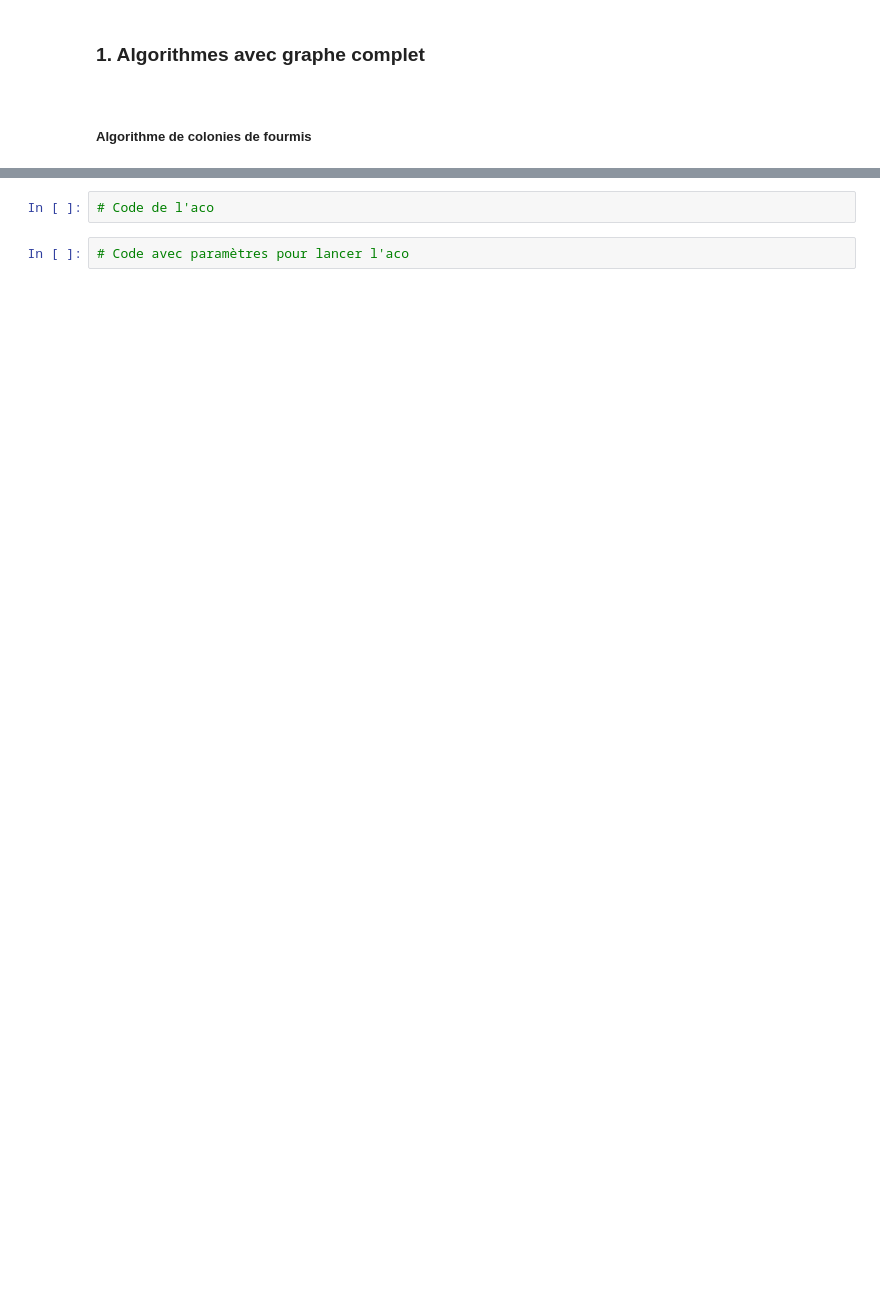
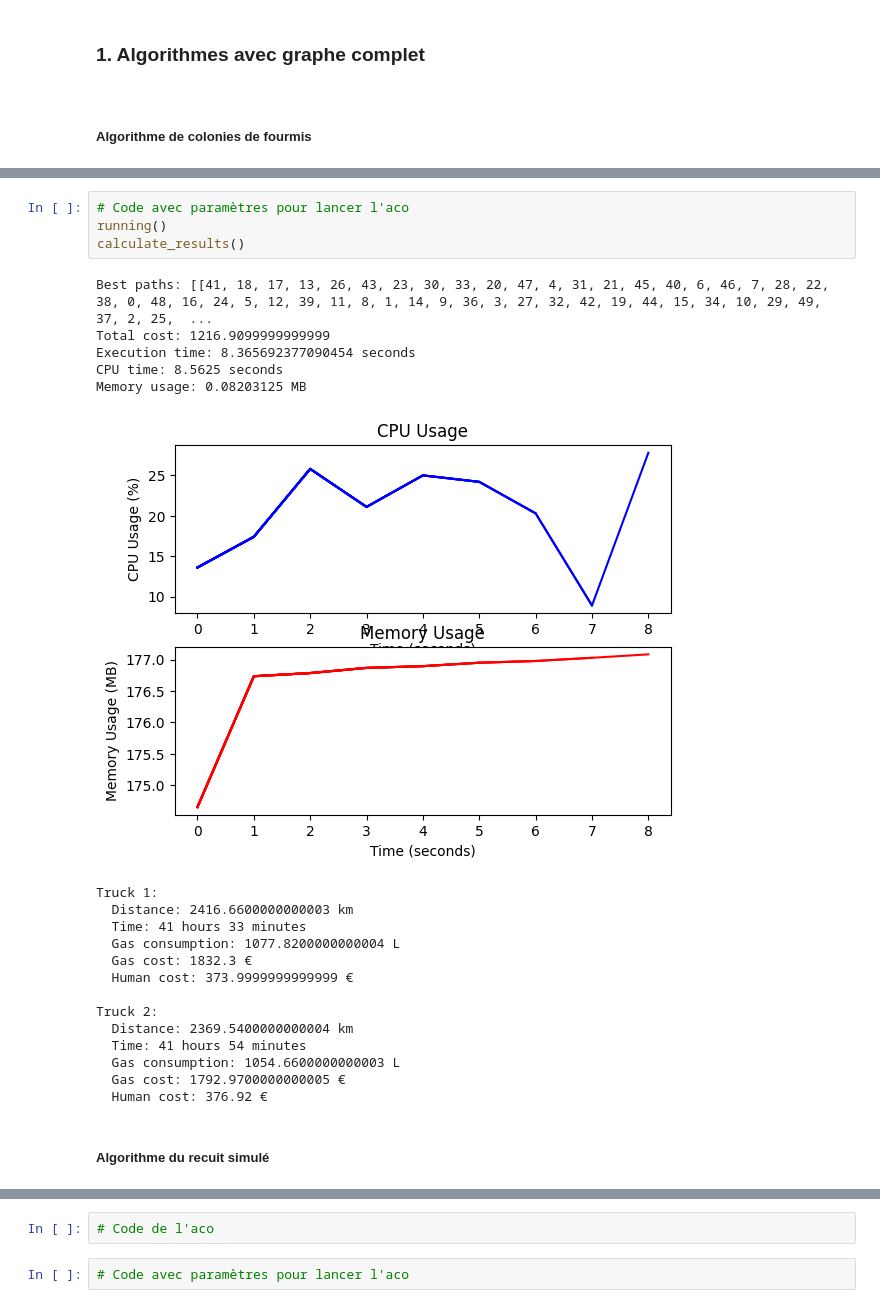
Before and after one commit to Ridren51/Ademe, a Jupyter notebook: Livrable_1.ipynb, the cells around one changed output, grey strips where cells are left out. Saved outputs shown, nothing was run; the diff lists cells and outputs as text; blank space fills up the shorter version.

```diff
--- a/Livrable_1.ipynb
+++ b/Livrable_1.ipynb
@@ -142,0 +534,26 @@ Nous allons maintenant tester les différents algorithmes. Pour ce faire, 3 inst
+# %%
+# Code avec paramètres pour lancer l'aco
+running()
+calculate_results()
+# %% [output]
+Best paths: [[41, 18, 17, 13, 26, 43, 23, 30, 33, 20, 47, 4, 31, 21, 45, 40, 6, 46, 7, 28, 22, 38, 0, 48, 16, 24, 5, 12, 39, 11, 8, 1, 14, 9, 36, 3, 27, 32, 42, 19, 44, 15, 34, 10, 29, 49, 37, 2, 25,  ...
+Total cost: 1216.9099999999999
+Execution time: 8.365692377090454 seconds
+CPU time: 8.5625 seconds
+Memory usage: 0.08203125 MB
+[figure, added]
+Truck 1:
+  Distance: 2416.6600000000003 km
+  Time: 41 hours 33 minutes
+  Gas consumption: 1077.8200000000004 L
+  Gas cost: 1832.3 €
+  Human cost: 373.9999999999999 €
+
+Truck 2:
+  Distance: 2369.5400000000004 km
+  Time: 41 hours 54 minutes
+  Gas consumption: 1054.6600000000003 L
+  Gas cost: 1792.9700000000005 €
+  Human cost: 376.92 €
+# %% [markdown]
+##### Algorithme du recuit simulé
```
Also changed, not shown: parts of 25 cells of this notebook.
